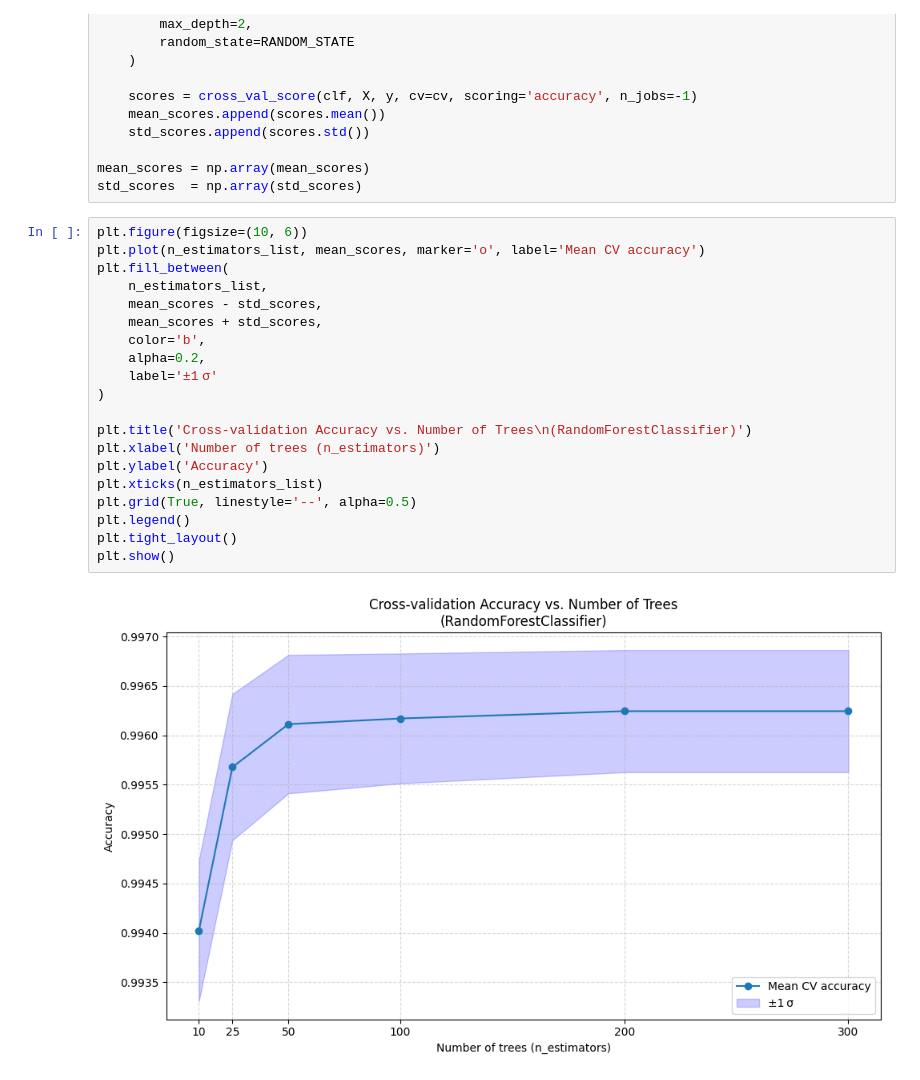
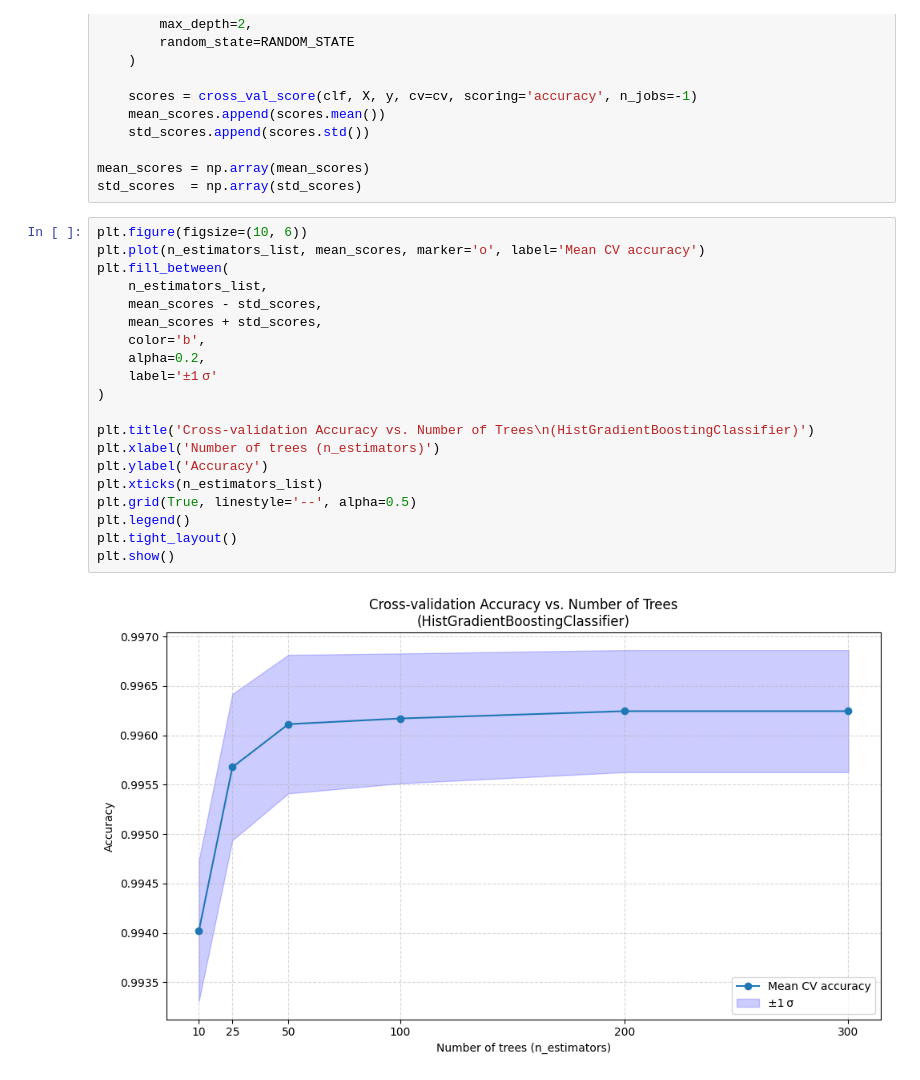
Before and after one commit to SerMisterMish/Statistical_and_Machine_Learning, a Jupyter notebook: supervised_learning/detree_rf_boost/tree.ipynb, the cells around one changed output. Saved outputs shown, nothing was run; the diff lists cells and outputs as text.

```diff
--- a/supervised_learning/detree_rf_boost/tree.ipynb
+++ b/supervised_learning/detree_rf_boost/tree.ipynb
@@ -762,22 +762,22 @@ std_scores  = np.array(std_scores)
 # %%
 plt.figure(figsize=(10, 6))
 plt.plot(n_estimators_list, mean_scores, marker='o', label='Mean CV accuracy')
 plt.fill_between(
     n_estimators_list,
     mean_scores - std_scores,
     mean_scores + std_scores,
     color='b',
     alpha=0.2,
     label='±1 σ'
 )
 
-plt.title('Cross‑validation Accuracy vs. Number of Trees\n(RandomForestClassifier)')
+plt.title('Cross‑validation Accuracy vs. Number of Trees\n(HistGradientBoostingClassifier)')
 plt.xlabel('Number of trees (n_estimators)')
 plt.ylabel('Accuracy')
 plt.xticks(n_estimators_list)
 plt.grid(True, linestyle='--', alpha=0.5)
 plt.legend()
 plt.tight_layout()
 plt.show()
 # %% [output]
-[figure, old version]
+[figure, new version]
```
